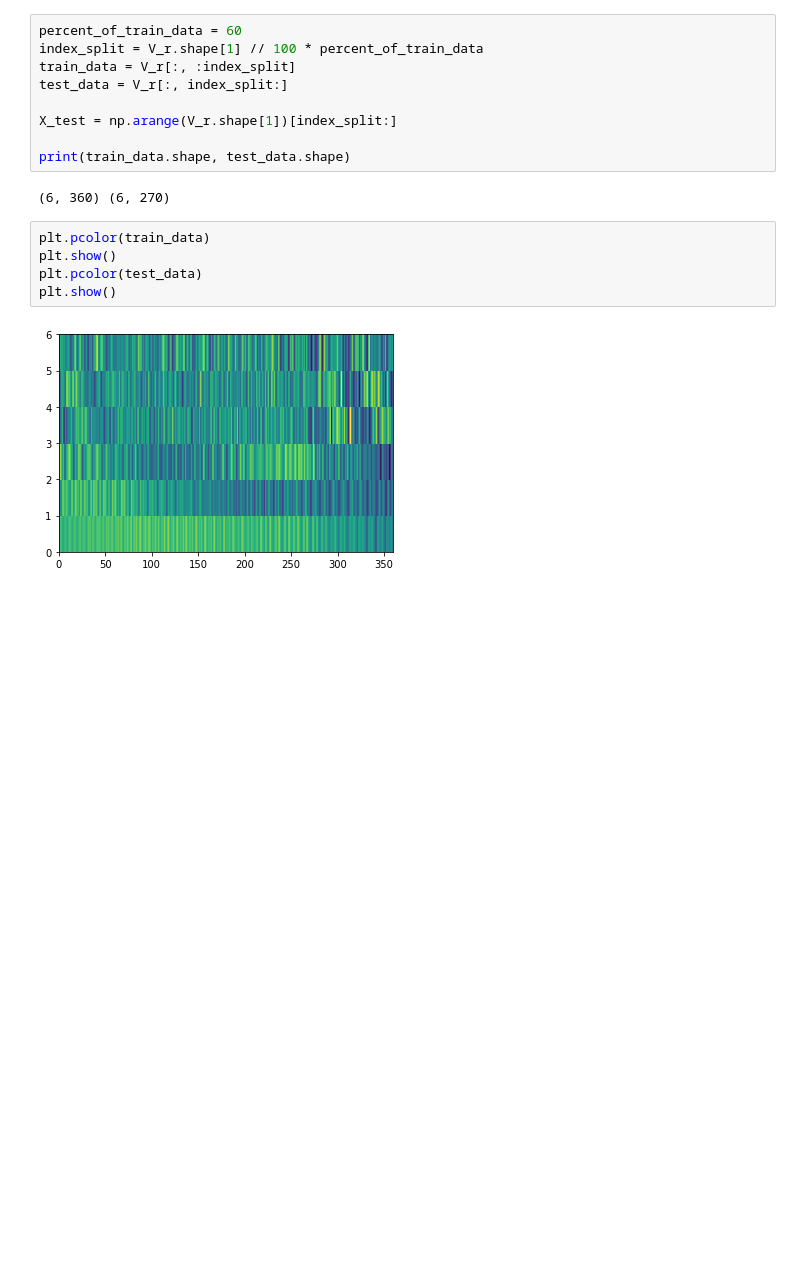
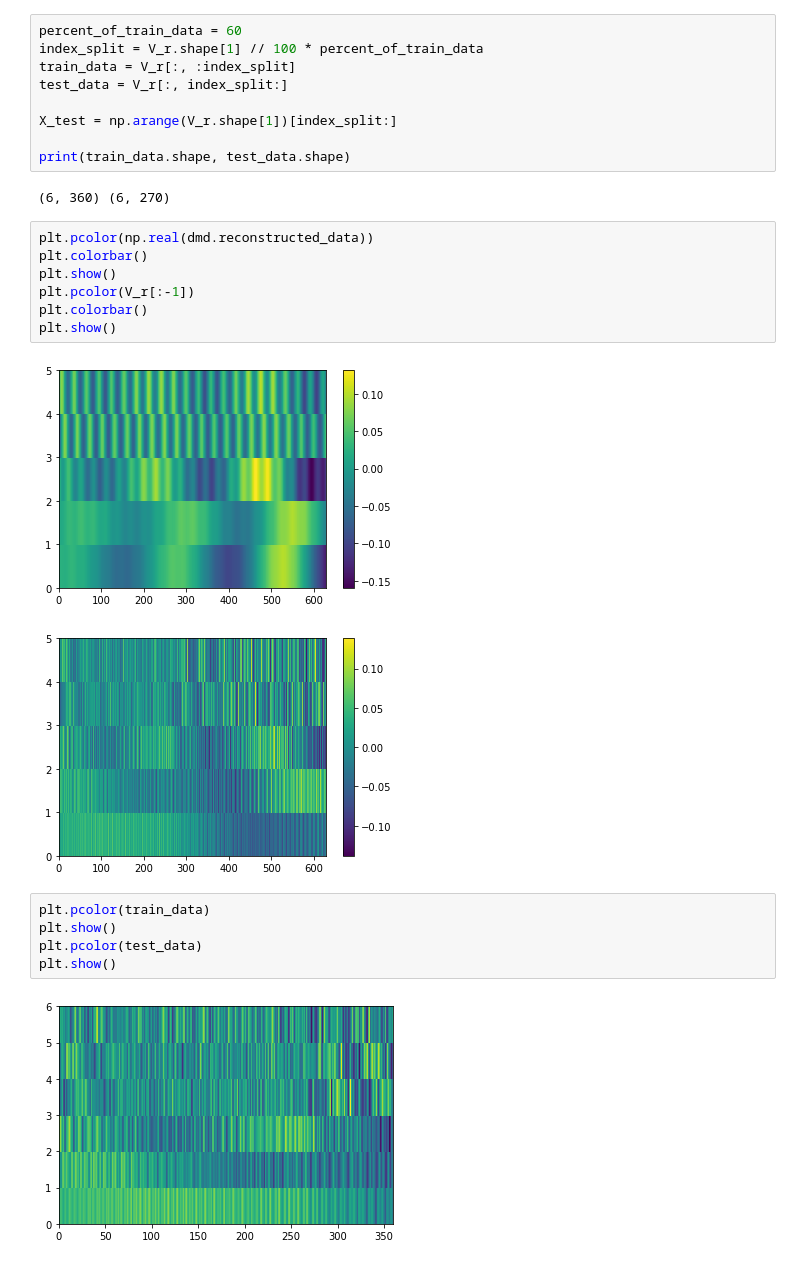
Before and after one commit to DenisSidoren/arctic_TimeSeries_analysis, a Jupyter notebook: dmd.ipynb, the cells around one changed output. Saved outputs shown, nothing was run; the diff lists cells and outputs as text; blank space fills up the shorter version.

```diff
--- a/dmd.ipynb
+++ b/dmd.ipynb
@@ -166,6 +166,16 @@ X_test = np.arange(V_r.shape[1])[index_split:]
 print(train_data.shape, test_data.shape)
 # %% [output]
 (6, 360) (6, 270)
+# %%
+plt.pcolor(np.real(dmd.reconstructed_data))
+plt.colorbar()
+plt.show()
+plt.pcolor(V_r[:-1])
+plt.colorbar()
+plt.show()
+# %% [output]
+[figure, added]
+[figure, added]
 # %%
 plt.pcolor(train_data)
 plt.show()
```
Also changed, not shown: parts of 12 cells of this notebook.
